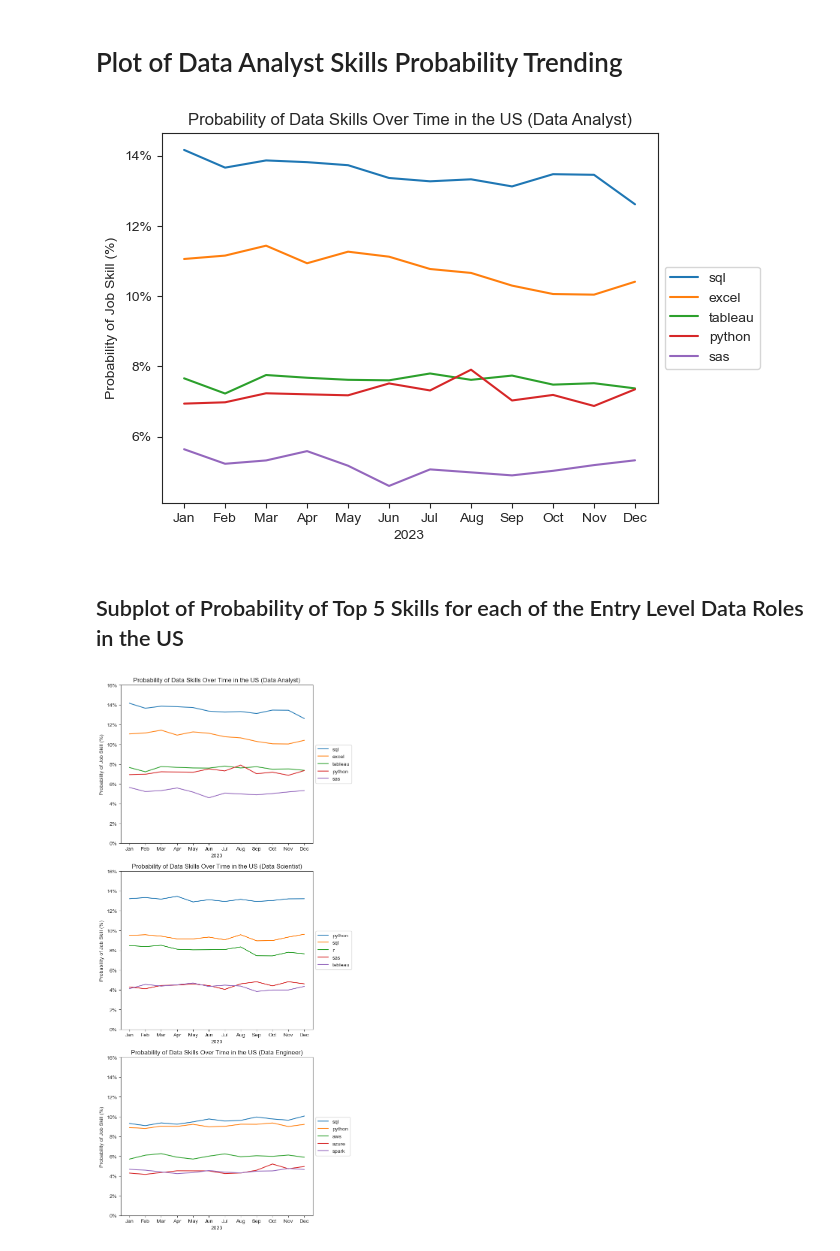
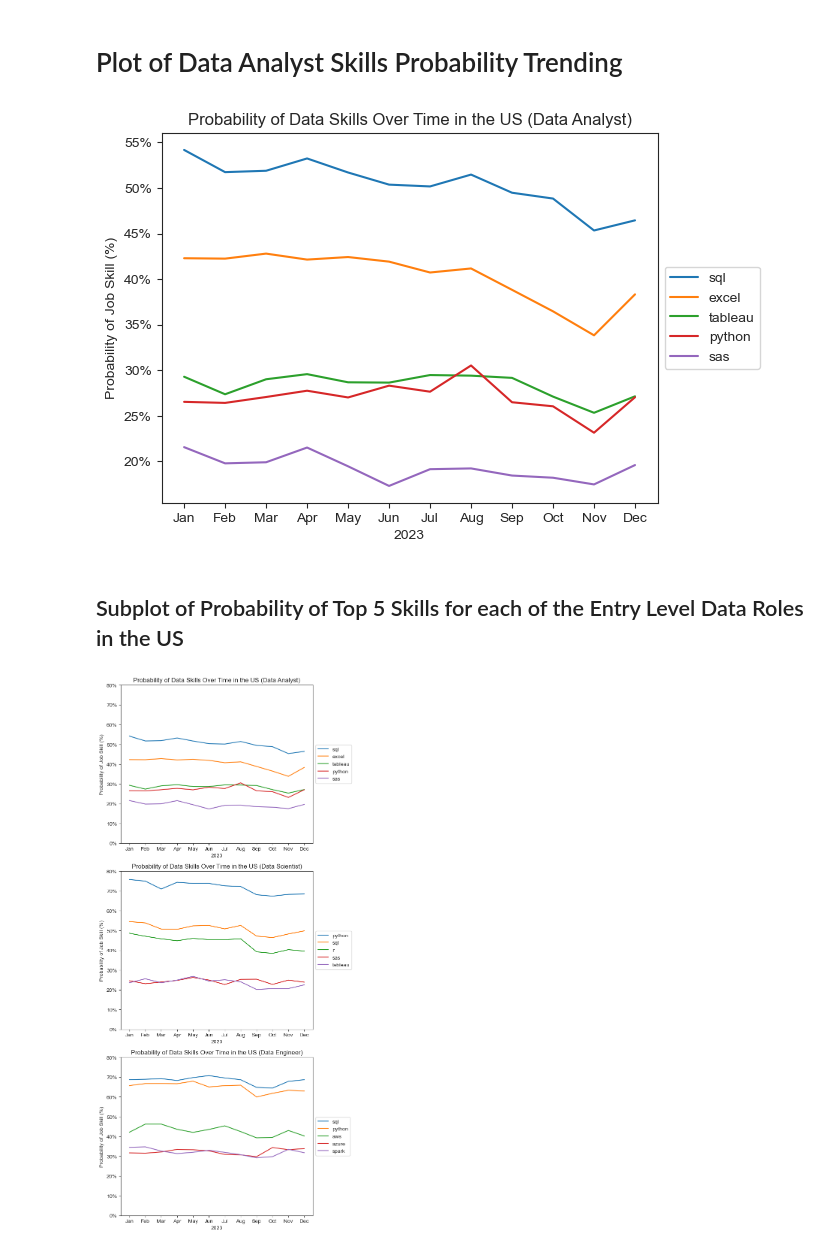
Before and after one commit to phanimoo/Python-Course, a Jupyter notebook: Python_Data_Project/3_Project/3_Skills_Trend.ipynb, the cells around one changed output. Saved outputs shown, nothing was run; the diff lists cells and outputs as text; code cells hidden in the pictures.

Commit message:
corrected_percentages_in_skills_trend

```diff
--- a/Python_Data_Project/3_Project/3_Skills_Trend.ipynb
+++ b/Python_Data_Project/3_Project/3_Skills_Trend.ipynb
@@ -152,8 +153,8 @@ ax.yaxis.set_major_formatter(PercentFormatter(decimals=0))
 # Do the same but for Data Analysts only
 df_da = df[(df['job_title_short'] == 'Data Analyst') & (df['job_country'] == 'United States')].copy()
 df_da['job_posted_month_no'] = df_da['job_posted_date'].dt.month
-df_da = df_da.explode('job_skills')
-df_da_pivot = df_da.pivot_table(index='job_posted_month_no', columns='job_skills', aggfunc='size', fill_value=0)
+df_da_explode = df_da.explode('job_skills')
+df_da_pivot = df_da_explode.pivot_table(index='job_posted_month_no', columns='job_skills', aggfunc='size', fill_value=0)
 df_da_pivot.loc['Total'] = df_da_pivot.sum()
 df_da_pivot = df_da_pivot[df_da_pivot.loc['Total'].sort_values(ascending=False).index]
 df_da_pivot = df_da_pivot.drop('Total')
@@ -162,6 +163,7 @@ df_da_perc = df_da_pivot.div(df_da_totals/100, axis=0)
 df_da_perc = df_da_perc.reset_index()
 df_da_perc['job_posted_month_no'] = df_da_perc['job_posted_month_no'].apply(lambda x: pd.to_datetime(str(x), format='%m').strftime('%b'))
 df_da_perc = df_da_perc.set_index('job_posted_month_no')
+
 sns.lineplot(data=df_da_perc.iloc[:, :5], dashes=False, palette='tab10')
 sns.set_style('ticks')
 plt.title('Probability of Data Skills Over Time in the US (Data Analyst)')
@@ -172,7 +174,7 @@ ax = plt.gca()
 ax.yaxis.set_major_formatter(PercentFormatter(decimals=0))
 plt.show()
 # %% [output]
-[figure, old version]
+[figure, new version]
 # %% [markdown]
 ## Subplot of Probability of Top 5 Skills for each of the Entry Level Data Roles in the US
 # %%
@@ -182,44 +184,44 @@ for i, title in enumerate(job_titles):
 	ax = axes[i]
 
 	# Filter the DataFrame for the current job title and country
-	df_filtered = df_concat[(df_concat['job_title_short'] == title) & (df_concat['job_country'] == 'United States')].copy()
+	df_filtered = df[(df['job_title_short'] == title) & (df['job_country'] == 'United States')].copy()
 
 	# Extract the month number from the job posted date
 	df_filtered['job_posted_month_no'] = df_filtered['job_posted_date'].dt.month
 
     # Create a pivot table of exploded job skills
-	df_filtered = df_filtered.explode('job_skills')
-	df_pivot = df_filtered.pivot_table(index='job_posted_month_no', columns='job_skills', aggfunc='size', fill_value=0)
+	df_filtered_explode = df_filtered.explode('job_skills')
+	df_pivot = df_filtered_explode.pivot_table(index='job_posted_month_no', columns='job_skills', aggfunc='size', fill_value=0)
 
 	# Calculate the total counts for each skill then sort them by the totals
 	df_pivot.loc['Total'] = df_pivot.sum()
 	df_pivot = df_pivot[df_pivot.loc['Total'].sort_values(ascending=False).index]
 	df_pivot = df_pivot.drop('Total')
 
 	# Calculate the total counts for each month
 	df_totals = df_filtered.groupby('job_posted_month_no').size()
 
 	# Calculate the percentage for each skill
 	df_perc = df_pivot.div(df_totals / 100, axis=0)
 	df_perc = df_perc.reset_index()
 
     # Format months
 	df_perc['job_posted_month_no'] = df_perc['job_posted_month_no'].apply(lambda x: pd.to_datetime(str(x), format='%m').strftime('%b'))
 
     # Get the top 5 skills
 	df_perc = df_perc.set_index('job_posted_month_no')
 	df_plot = df_perc.iloc[:, :5]
 
 	sns.lineplot(data=df_plot, dashes=False, palette='tab10', ax=ax)
 	sns.set_style('ticks')
 	ax.set_title(f'Probability of Data Skills Over Time in the US ({title})')
 	ax.set_xlabel('2023')
 	ax.set_ylabel('Probability of Job Skill (%)')
-	ax.set_ylim(0, 16)
+	ax.set_ylim(0, 80)
 	ax.legend(loc='center left', bbox_to_anchor=(1, 0.5))
 	ax.yaxis.set_major_formatter(PercentFormatter(decimals=0))
 
 plt.tight_layout()
 plt.show()
 # %% [output]
-[figure, old version]
+[figure, new version]
```
Also changed, not shown: parts of 2 cells of this notebook, 2 other files.
